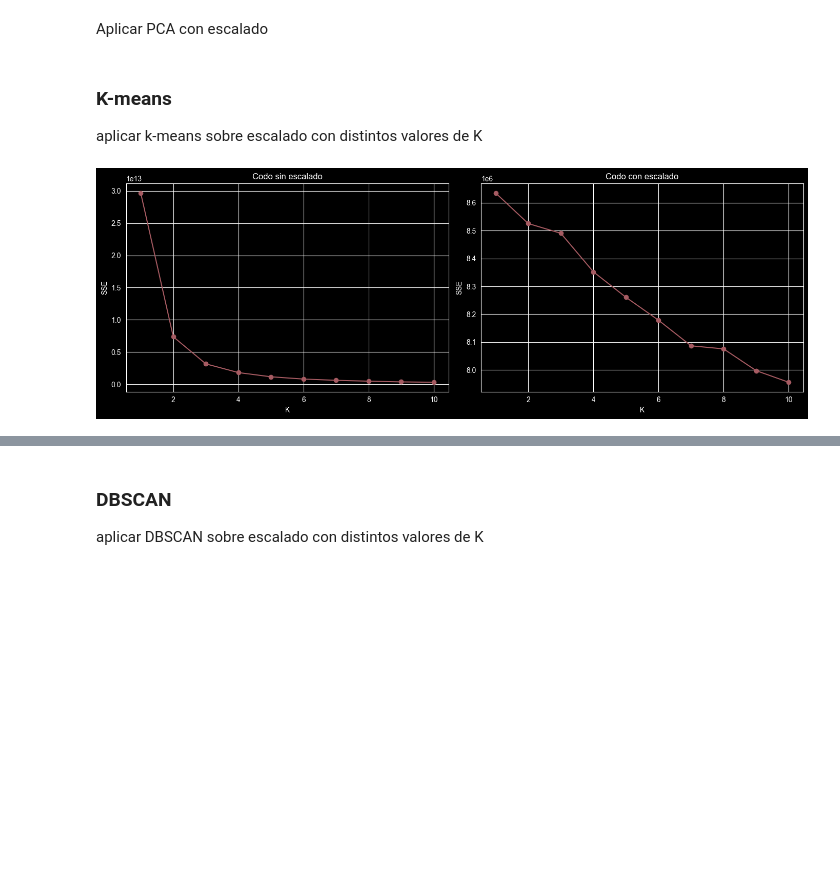
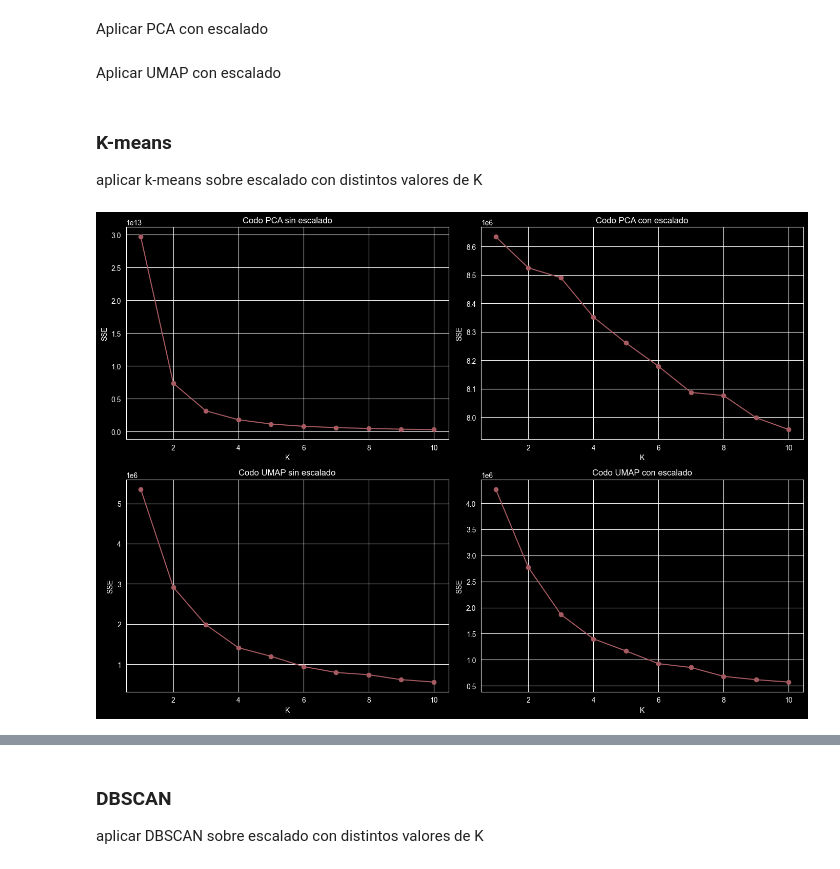
Before and after one commit to SebaSalasLvd/proyecto-mineria, a Jupyter notebook: hito-2/pregunta_4.ipynb, the cells around one changed output, grey strips where cells are left out. Cells and saved outputs as stored; diff of their text form; code cells hidden in the pictures; blank space fills up the shorter version.

Commit message:
feat: add UMAP to clustering

```diff
--- a/hito-2/pregunta_4.ipynb
+++ b/hito-2/pregunta_4.ipynb
@@ -222,28 +226,50 @@ X_scaled = scaler.fit_transform(X)
 pca = PCA(n_components=150) # TODO definir bien
 X_pca_scaled = pca.fit_transform(X_scaled)
 X_pca = pca.fit_transform(X)
+# %% [markdown]
+Aplicar UMAP con escalado
+# %%
+import umap
+
+# UMAP para datos escalados
+umap_scaled = umap.UMAP(n_components=2, n_neighbors=15, min_dist=0.1, random_state=42)
+X_umap_scaled = umap_scaled.fit_transform(X_scaled)
+
+# UMAP para datos no escalados
+umap_unscaled = umap.UMAP(n_components=2, n_neighbors=15, min_dist=0.1, random_state=42)
+X_umap = umap_unscaled.fit_transform(X)
 # %% [markdown]
 ### K-means
 
 aplicar k-means sobre escalado con distintos valores de K
 # %%
-def plot_elbow(X_pca_data, title, ax):
+from sklearn.cluster import KMeans
+import matplotlib.pyplot as plt
+
+
+# Función para graficar el método del codo
+def plot_elbow(X_data, title, ax):
     sse = []
     for k in range(1, 11):
         kmeans = KMeans(n_clusters=k, random_state=0)
-        kmeans.fit(X_pca_data)
+        kmeans.fit(X_data)
         sse.append(kmeans.inertia_)
     ax.plot(range(1, 11), sse, marker='o')
     ax.set_title(title)
     ax.set_xlabel('K')
     ax.set_ylabel('SSE')
     ax.grid(True)
 
-fig, axes = plt.subplots(1, 2, figsize=(14, 5))
-plot_elbow(X_pca, 'Codo sin escalado', axes[0])
-plot_elbow(X_pca_scaled, 'Codo con escalado', axes[1])
+# Gráfica de codo para PCA y UMAP
+fig, axes = plt.subplots(2, 2, figsize=(14, 10))
+
+plot_elbow(X_pca, 'Codo PCA sin escalado', axes[0, 0])
+plot_elbow(X_pca_scaled, 'Codo PCA con escalado', axes[0, 1])
+plot_elbow(X_umap, 'Codo UMAP sin escalado', axes[1, 0])
+plot_elbow(X_umap_scaled, 'Codo UMAP con escalado', axes[1, 1])
+
 plt.tight_layout()
 plt.show()
 # %% [output]
-[figure, old version]
+[figure, new version]
 # %%
```
Also changed, not shown: parts of 7 cells of this notebook.
